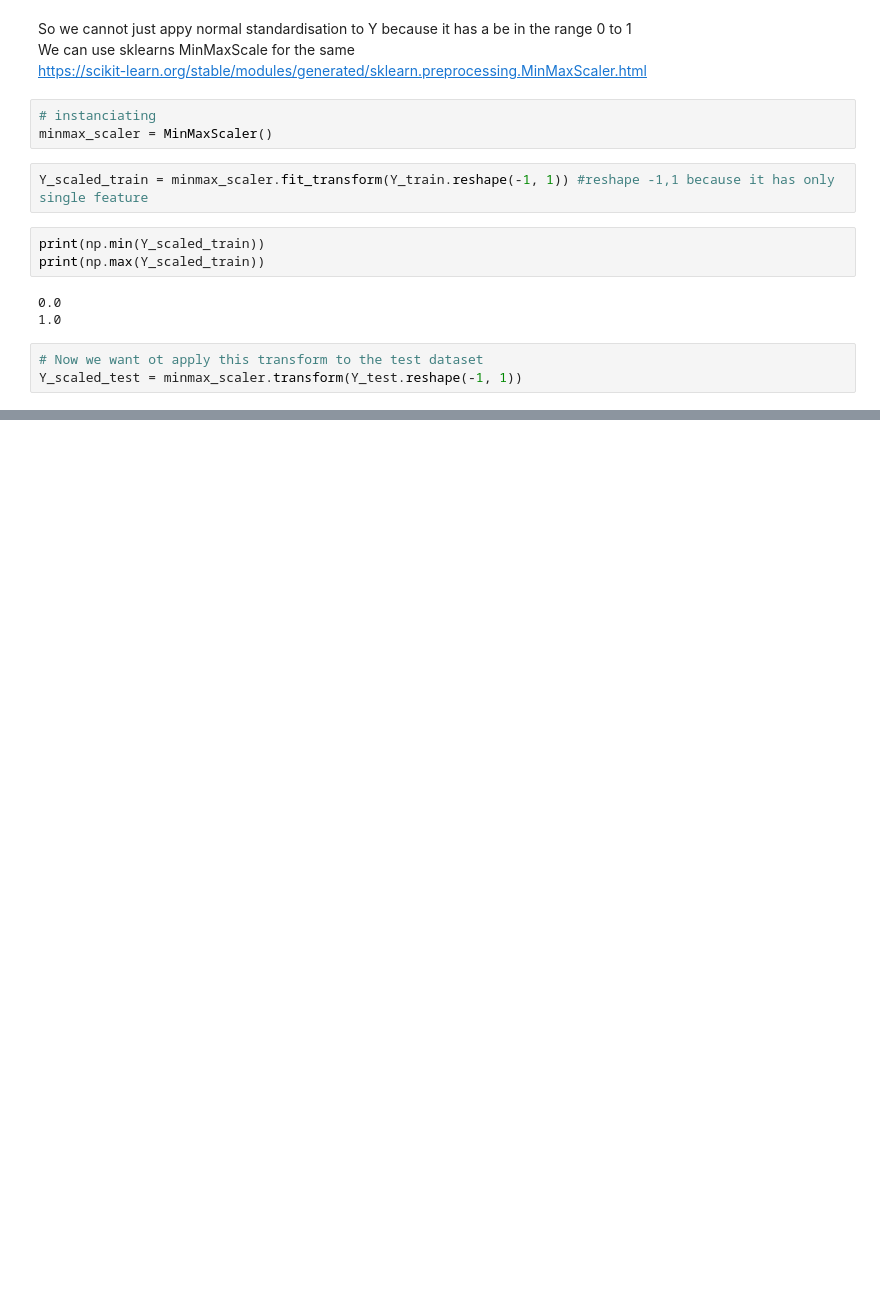
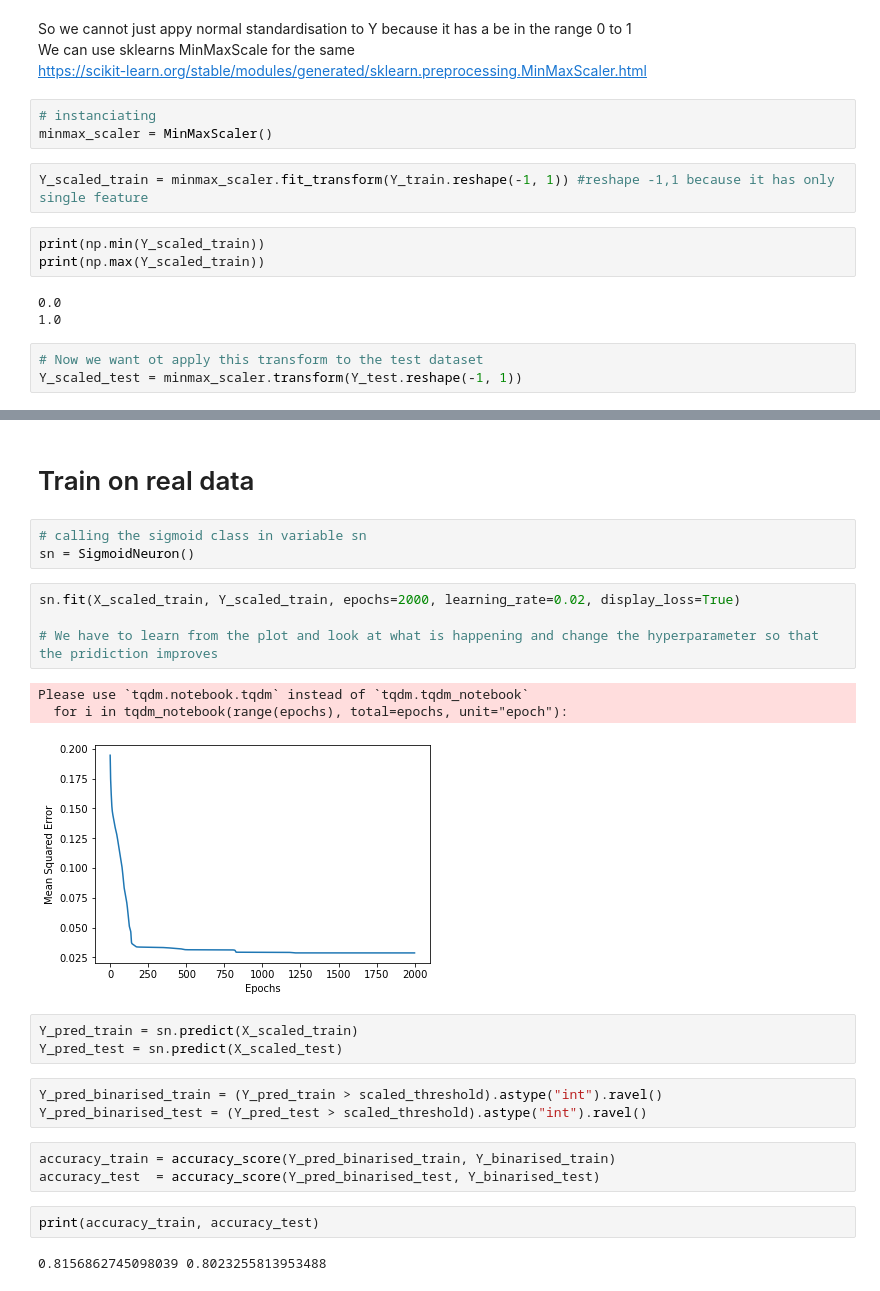
Before and after one commit to AvishekRoy16/DeepLearning, a Jupyter notebook: 2. Sigmoid Neurons/Sigmoid.ipynb, the cells around one changed output, grey strips where cells are left out. Drawn from its saved outputs; the diff is of its cells as text; blank space fills up the shorter version.

```diff
--- a/2. Sigmoid Neurons/Sigmoid.ipynb
+++ b/2. Sigmoid Neurons/Sigmoid.ipynb
@@ -471,0 +535,26 @@ Y_scaled_test = minmax_scaler.transform(Y_test.reshape(-1, 1))
+# %% [markdown]
+# Train on real data
+# %%
+# calling the sigmoid class in variable sn
+sn = SigmoidNeuron()
+# %%
+sn.fit(X_scaled_train, Y_scaled_train, epochs=2000, learning_rate=0.02, display_loss=True)
+
+# We have to learn from the plot and look at what is happening and change the hyperparameter so that the pridiction improves
+# %% [output]
+Please use `tqdm.notebook.tqdm` instead of `tqdm.tqdm_notebook`
+  for i in tqdm_notebook(range(epochs), total=epochs, unit="epoch"):
+[figure, added]
+# %%
+Y_pred_train = sn.predict(X_scaled_train)
+Y_pred_test = sn.predict(X_scaled_test)
+# %%
+Y_pred_binarised_train = (Y_pred_train > scaled_threshold).astype("int").ravel()
+Y_pred_binarised_test = (Y_pred_test > scaled_threshold).astype("int").ravel()
+# %%
+accuracy_train = accuracy_score(Y_pred_binarised_train, Y_binarised_train)
+accuracy_test  = accuracy_score(Y_pred_binarised_test, Y_binarised_test)
+# %%
+print(accuracy_train, accuracy_test)
+# %% [output]
+0.8156862745098039 0.8023255813953488
```
Also changed, not shown: parts of 15 cells of this notebook.
